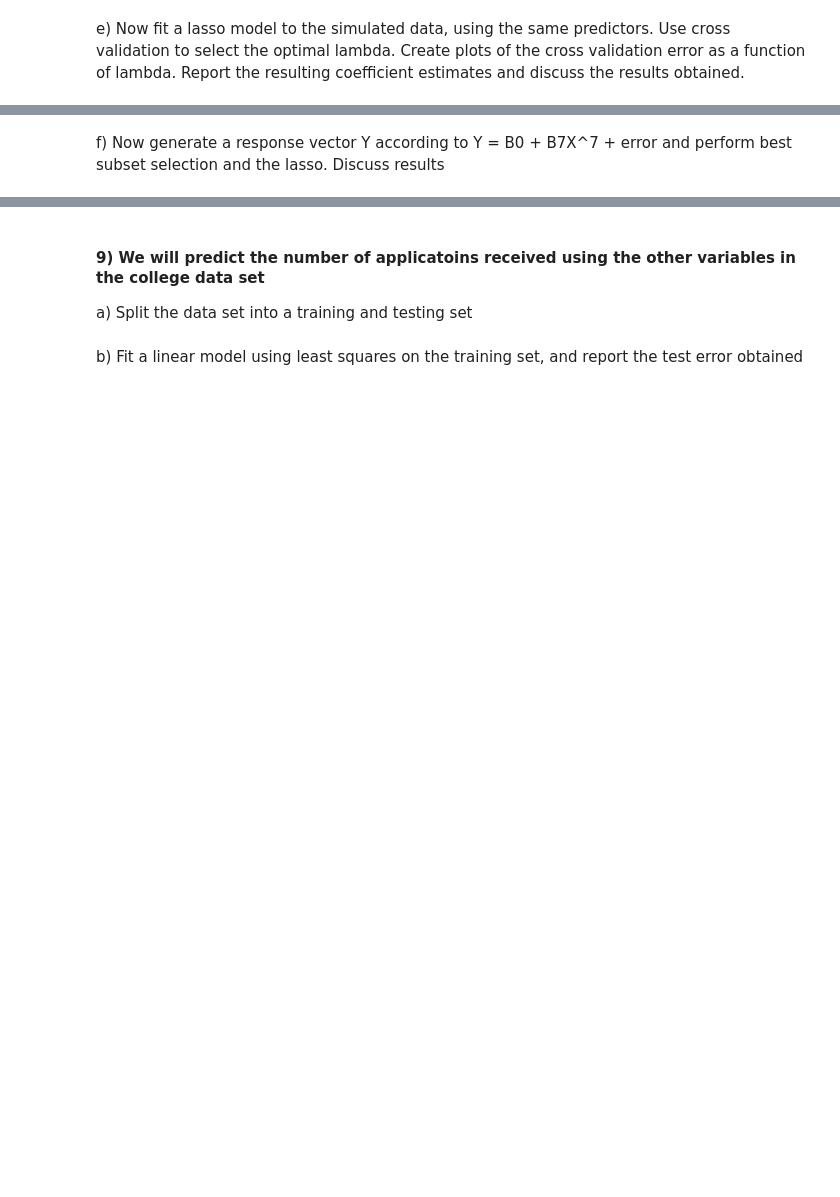
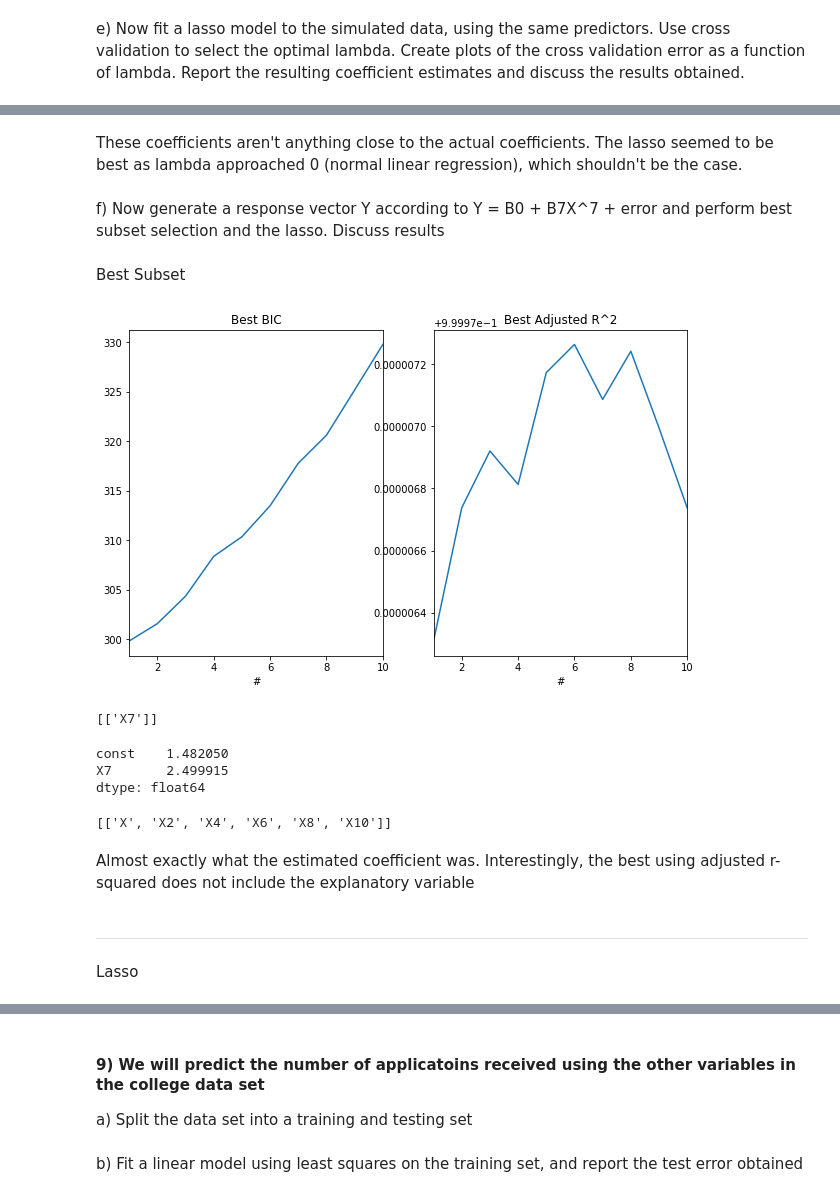
Before and after one commit to joepollastrini/Introduction-to-Statistical-Learning-Exercises, a Jupyter notebook: Chapter 6/Applied Exercises.ipynb, the cells around one changed output, grey strips where cells are left out. Cells and saved outputs as stored; diff of their text form; code cells hidden in the pictures; blank space fills up the shorter version.

```diff
--- a/Chapter 6/Applied Exercises.ipynb
+++ b/Chapter 6/Applied Exercises.ipynb
@@ -13,2 +392,78 @@ e) Now fit a lasso model to the simulated data, using the same predictors.  Use
+# %% [markdown]
+These coefficients aren't anything close to the actual coefficients.  The lasso seemed to be best as lambda approached 0 (normal linear regression), which shouldn't be the case.
 # %% [markdown]
 f) Now generate a response vector Y according to Y = B0 + B7X^7 + error and perform best subset selection and the lasso.  Discuss results
+# %%
+df2 = df.copy()
+b7 = 2.5
+df2['Y'] = df.apply(lambda row: b0 + b7*row['X7'] + row['error'], axis=1)
+# %% [markdown]
+Best Subset
+# %%
+Y = df2['Y']
+X = df2.drop(columns = ['error', 'Y'], axis=1)
+k = X.shape[1]
+
+BIC_data = []
+R2_data = []
+features = []
+numb_features = []
+
+for i in range(1, k + 1):
+    for combo in itertools.combinations(X.columns, i):
+        mod = model_fit(X[list(combo)], Y)
+        BIC_data.append(mod[0])
+        R2_data.append(mod[1])
+        features.append(list(combo))
+        numb_features.append(i)
+
+bestSubset = pd.DataFrame({'BIC':BIC_data, 'R2':R2_data, 'Feats':features, '#':numb_features})
+# %%
+best_bic = bestSubset.groupby('#')['BIC'].min()
+best_r2 = bestSubset.groupby('#')['R2'].max()
+
+avg_bic = bestSubset.groupby('#')['BIC'].mean()
+avg_r2 = bestSubset.groupby('#')['R2'].mean()
+# %%
+import seaborn as sns
+import matplotlib.pyplot as plt
+
+fig = plt.figure(figsize = (10, 6))
+
+ax1 = fig.add_subplot(1, 2, 1)
+ax1.set_title('Best BIC')
+best_bic.plot();
+
+ax2 = fig.add_subplot(1, 2, 2)
+ax2.set_title('Best Adjusted R^2')
+best_r2.plot();
+# %% [output]
+[figure, added]
+# %%
+bestGrouped = bestSubset[bestSubset.groupby('#')['BIC'].transform(min) == bestSubset['BIC']]
+bestCols = bestGrouped.loc[bestGrouped['#'] == 1]
+x_cols = list(bestCols['Feats'])
+x_cols
+# %% [output]
+[['X7']]
+# %%
+x_data = df2[x_cols[0]]
+y_data = df2['Y']
+model = sm.OLS(y_data, sm.add_constant(x_data)).fit()
+model.params
+# %% [output]
+const    1.482050
+X7       2.499915
+dtype: float64
+# %%
+bestGrouped = bestSubset[bestSubset.groupby('#')['R2'].transform(min) == bestSubset['R2']]
+bestCols = bestGrouped.loc[bestGrouped['#'] == 6]
+x_cols = list(bestCols['Feats'])
+x_cols
+# %% [output]
+[['X', 'X2', 'X4', 'X6', 'X8', 'X10']]
+# %% [markdown]
+Almost exactly what the estimated coefficient was.  Interestingly, the best using adjusted r-squared does not include the explanatory variable
+# %% [markdown]
+***
+Lasso
```
Also changed, not shown: parts of 58 cells of this notebook.
